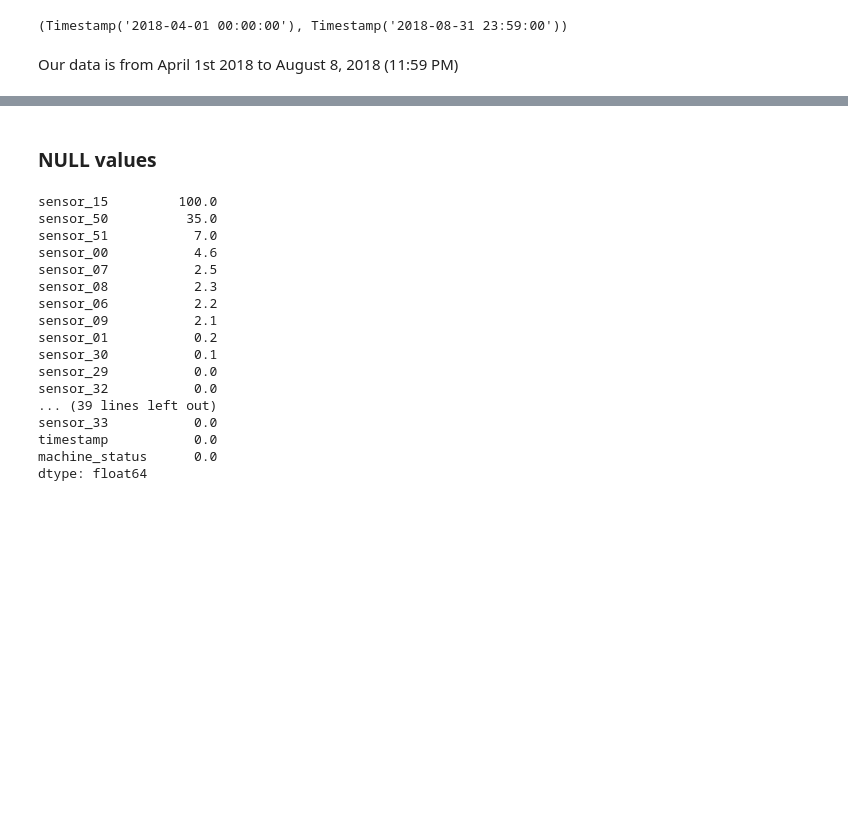
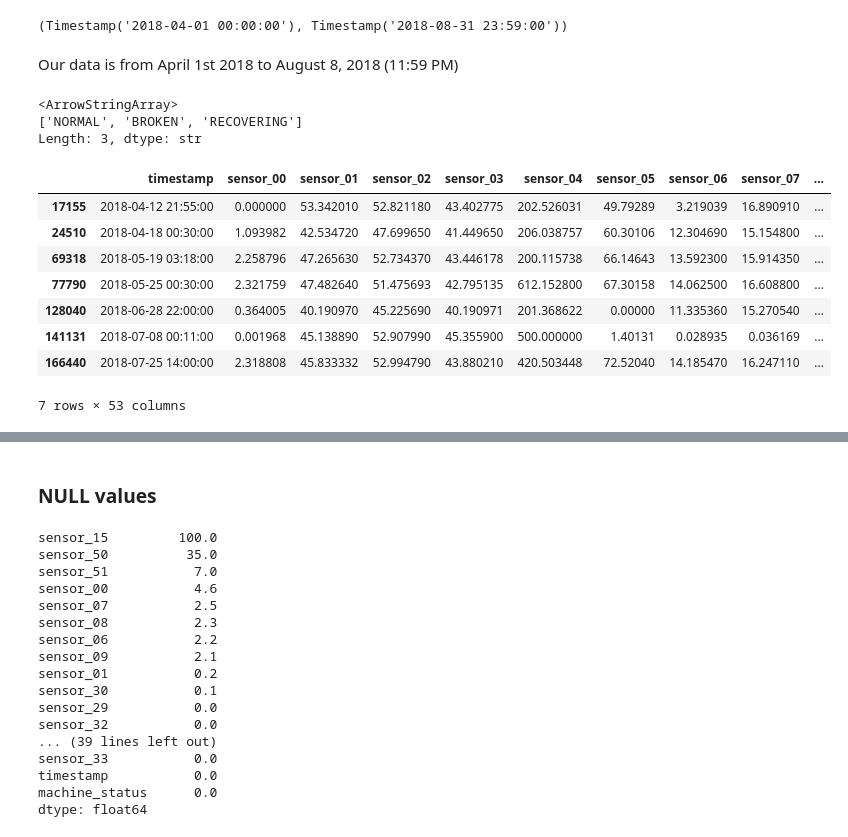
Before and after one commit to zakiaslam22/pump-health-monitor, a Jupyter notebook: notebooks/01_explore_and_quality.ipynb, the cells around one changed output, grey strips where cells are left out. Cells and saved outputs as stored; diff of their text form; code cells hidden in the pictures; blank space fills up the shorter version.

```diff
--- a/notebooks/01_explore_and_quality.ipynb
+++ b/notebooks/01_explore_and_quality.ipynb
@@ -80,3 +80,23 @@ data["timestamp"].min(), data["timestamp"].max()
 (Timestamp('2018-04-01 00:00:00'), Timestamp('2018-08-31 23:59:00'))
 # %% [markdown]
 Our data is from April 1st 2018 to August 8, 2018 (11:59 PM)
+# %%
+data["machine_status"].unique()
+# %% [output]
+<ArrowStringArray>
+['NORMAL', 'BROKEN', 'RECOVERING']
+Length: 3, dtype: str
+# %%
+broken=data[data["machine_status"]=="BROKEN"]
+
+broken
+# %% [output]
+|  | timestamp | sensor_00 | sensor_01 | sensor_02 | sensor_03 | sensor_04 | sensor_05 | sensor_06 | sensor_07 | ... |
+| 17155 | 2018-04-12 21:55:00 | 0.000000 | 53.342010 | 52.821180 | 43.402775 | 202.526031 | 49.79289 | 3.219039 | 16.890910 | ... |
+| 24510 | 2018-04-18 00:30:00 | 1.093982 | 42.534720 | 47.699650 | 41.449650 | 206.038757 | 60.30106 | 12.304690 | 15.154800 | ... |
+| 69318 | 2018-05-19 03:18:00 | 2.258796 | 47.265630 | 52.734370 | 43.446178 | 200.115738 | 66.14643 | 13.592300 | 15.914350 | ... |
+| 77790 | 2018-05-25 00:30:00 | 2.321759 | 47.482640 | 51.475693 | 42.795135 | 612.152800 | 67.30158 | 14.062500 | 16.608800 | ... |
+| 128040 | 2018-06-28 22:00:00 | 0.364005 | 40.190970 | 45.225690 | 40.190971 | 201.368622 | 0.00000 | 11.335360 | 15.270540 | ... |
+| 141131 | 2018-07-08 00:11:00 | 0.001968 | 45.138890 | 52.907990 | 45.355900 | 500.000000 | 1.40131 | 0.028935 | 0.036169 | ... |
+| 166440 | 2018-07-25 14:00:00 | 2.318808 | 45.833332 | 52.994790 | 43.880210 | 420.503448 | 72.52040 | 14.185470 | 16.247110 | ... |
+7 rows × 53 columns
```
Also changed, not shown: parts of 3 cells of this notebook, 3 other files.
